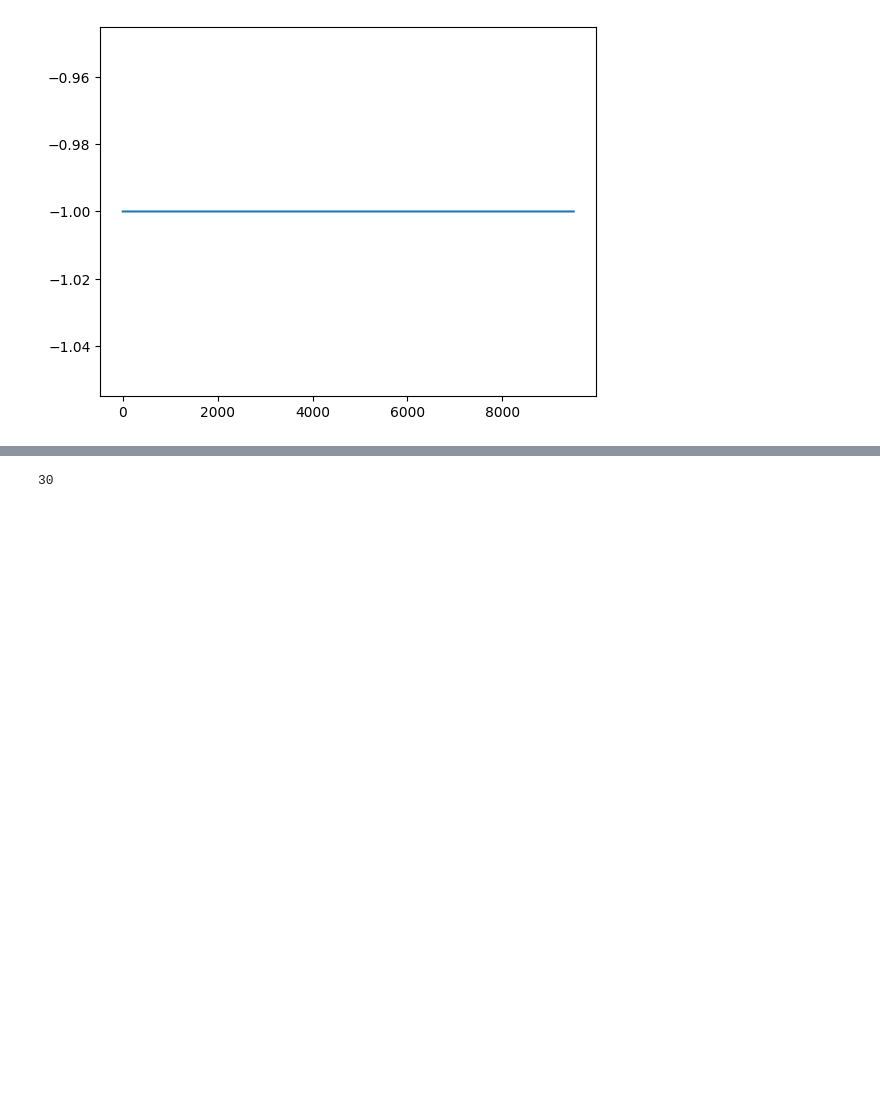
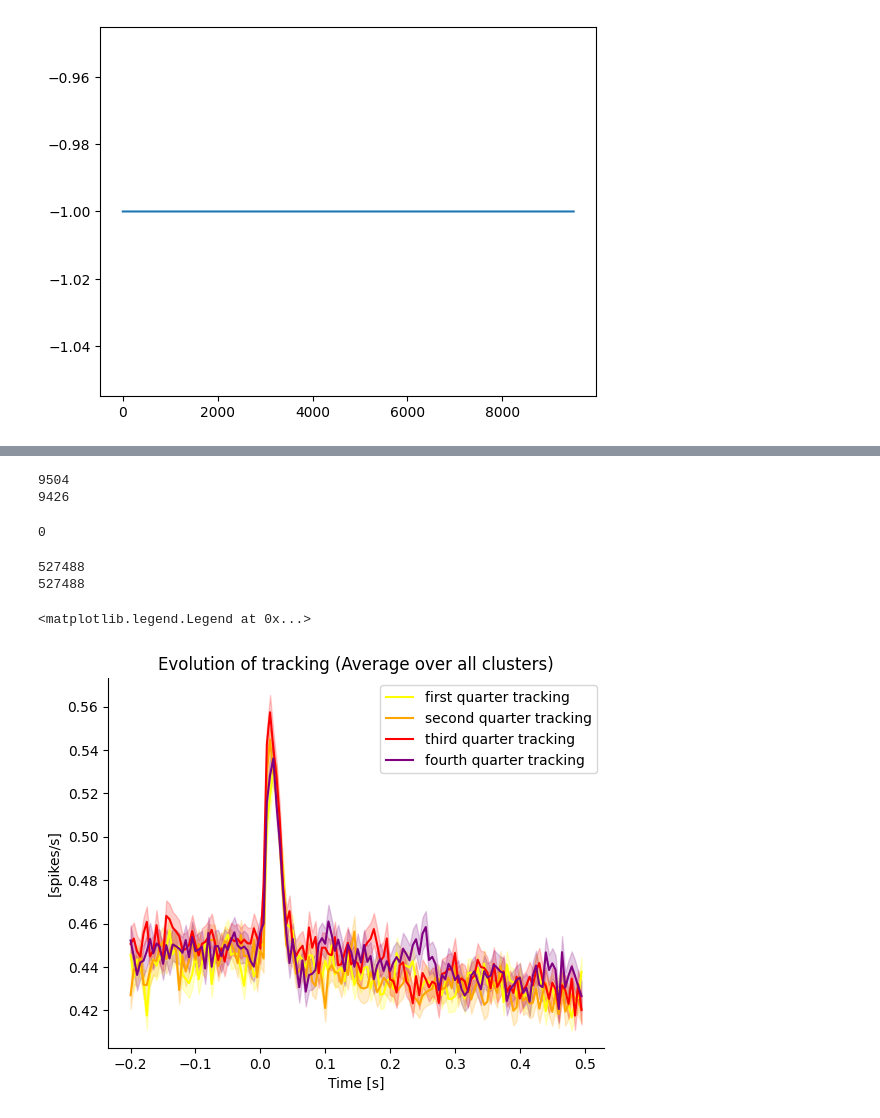
Before and after one commit to felicielevinton/analysebingobike, a Jupyter notebook: tracking_only.ipynb, the cells around one changed output, grey strips where cells are left out. Saved outputs shown, nothing was run; the diff lists cells and outputs as text; code cells hidden in the pictures; blank space fills up the shorter version.

```diff
--- a/tracking_only.ipynb
+++ b/tracking_only.ipynb
@@ -29,3 +73,15 @@ plt.plot(tt['condition'])
+# %%
+print(len(tt['tones']))
+print(len(tt['triggers']))
+# %% [output]
+9504
+9426
+# %%
+d_tones = np.diff(tt["tones"])
+u, c = np.unique(d_tones, return_counts=True)
+sum(np.equal(u, 0))
+# %% [output]
+0
 # %%
 data = np.load(path+'headstage_0/data_0.005.npy', allow_pickle=True)
 features = np.load(path+'headstage_0/features_0.005.npy', allow_pickle=True)
@@ -33,2 +93,8 @@ gc = np.load(path+'headstage_0/good_clusters.npy', allow_pickle=True)
+# %%
+print(len(data[0]))
+print(len(features))
+# %% [output]
+527488
+527488
 # %%
 tracking = get_psth(data, features, t_pre, t_post, bin_width, gc, 'tail')
@@ -35,5 +103 @@ tracking = get_psth(data, features, t_pre, t_post, bin_width, gc, 'tail')
-# %%
-len(tracking)
-# %% [output]
-30
 # %%
@@ -44,2 +110,39 @@ second_tr = tracking[:,n:]
+# %%
+# la moyenne sur tous les clusters
+c_tracking = np.nanmean(first_tr, axis=0)
+cc_tracking = np.nanmean(second_tr, axis=0)
+ccc_tracking = np.nanmean(third_tr, axis=0)
+cccc_tracking = np.nanmean(fourth_tr, axis=0)
+
+m_tracking = np.nanmean(c_tracking, axis=0)
+mm_tracking = np.nanmean(cc_tracking, axis=0)
+mmm_tracking = np.nanmean(ccc_tracking, axis=0)
+mmmm_tracking = np.nanmean(cccc_tracking, axis=0)
+
+sem_tr = get_sem(c_tracking)
+sem_pb = get_sem(cc_tracking)
+sem_ccc = get_sem(ccc_tracking)
+sem_cccc = get_sem(cccc_tracking)
+
+
+plt.plot(psth_bins, m_tracking, c = 'yellow', label = 'first quarter tracking')
+plt.plot(psth_bins, mm_tracking, c = 'orange',  label = 'second quarter tracking')
+plt.plot(psth_bins, mmm_tracking, c = 'red',  label = 'third quarter tracking')
+plt.plot(psth_bins, mmmm_tracking, c = 'purple',  label = 'fourth quarter tracking')
+
+plt.fill_between(psth_bins, m_tracking - sem_tr, m_tracking + sem_tr, color='yellow', alpha=0.2)
+plt.fill_between(psth_bins, mm_tracking - sem_pb, mm_tracking + sem_pb, color='orange', alpha=0.2)
+plt.fill_between(psth_bins, mmm_tracking - sem_ccc, mmm_tracking + sem_ccc, color='red', alpha=0.2)
+plt.fill_between(psth_bins, mmmm_tracking - sem_cccc, mmmm_tracking + sem_cccc, color='purple', alpha=0.2)
+plt.title('Evolution of tracking (Average over all clusters)')
+plt.xlabel('Time [s]')
+#plt.ylim(0.31, .65)
+plt.ylabel('[spikes/s]')
+plt.gca().spines['top'].set_visible(False)
+plt.gca().spines['right'].set_visible(False)
+plt.legend()
+# %% [output]
+<matplotlib.legend.Legend at 0x...>
+[figure, added]
 # %%
 fig, axes = plt.subplots(4, 8, figsize=(16, 8))
```
Also changed, not shown: parts of 14 cells of this notebook, 22 other files.
